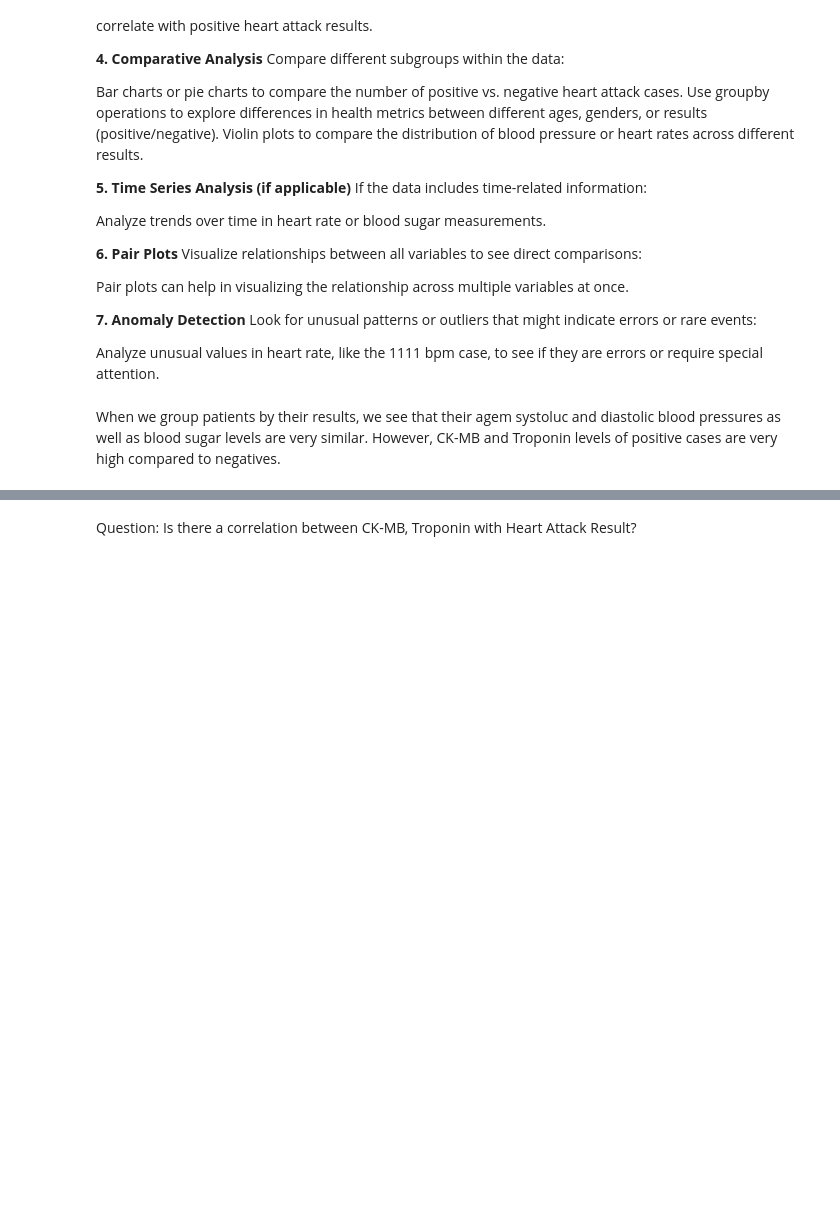
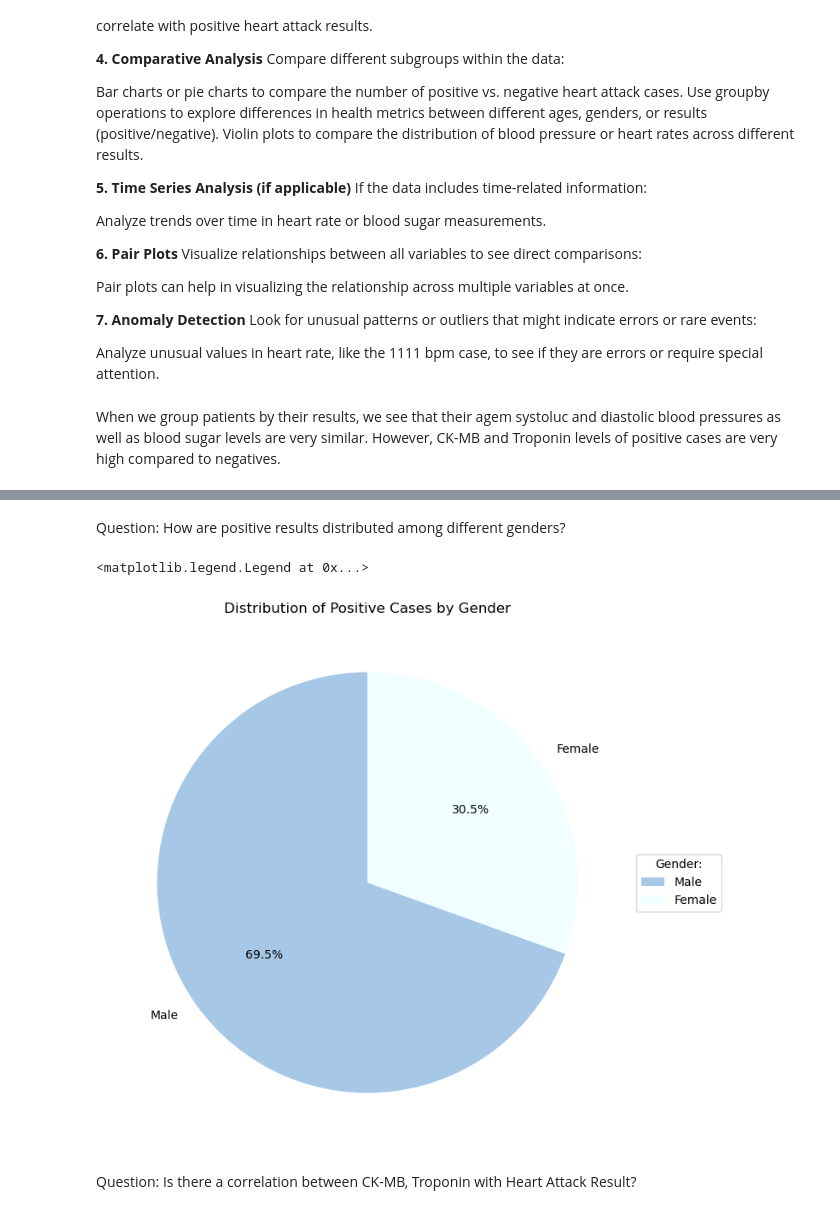
Before and after one commit to berkinKagan/DataVis, a Jupyter notebook: Miniproject_template (1).ipynb, the cells around one changed output, grey strips where cells are left out. Drawn from its saved outputs; the diff is of its cells as text; code cells hidden in the pictures; blank space fills up the shorter version.

```diff
--- a/Miniproject_template (1).ipynb
+++ b/Miniproject_template (1).ipynb
@@ -263,3 +291,24 @@ data.groupby('Result').mean()
+# %% [markdown]
+Question: How are positive results distributed among different genders?
+# %%
+# Filter the data for positive cases
+positive_cases = data[data['Result'] == 'positive']
+
+# Count the number of male and female cases among positive cases
+male_positive_cases = positive_cases[positive_cases['Gender'] == 1]
+female_positive_cases = positive_cases[positive_cases['Gender'] == 0]
+# Count the number of positive cases for each gender
+male_count = len(male_positive_cases)
+female_count = len(female_positive_cases)
+
+# Plotting the pie chart
+plt.figure(figsize=(8, 8))
+plt.pie([male_count, female_count], labels=['Male', 'Female'], autopct='%1.1f%%', startangle=90, colors=['#A7C7E7', '#F0FFFF'])
+plt.title('Distribution of Positive Cases by Gender')
+plt.legend(title= "Gender:", loc="center left", bbox_to_anchor=(1, 0, 0.5, 1))
+# %% [output]
+<matplotlib.legend.Legend at 0x...>
+[figure, added]
 # %% [markdown]
 Question: Is there a correlation between CK-MB, Troponin with Heart Attack Result?
 # %%
```
Also changed, not shown: parts of 7 cells of this notebook.
